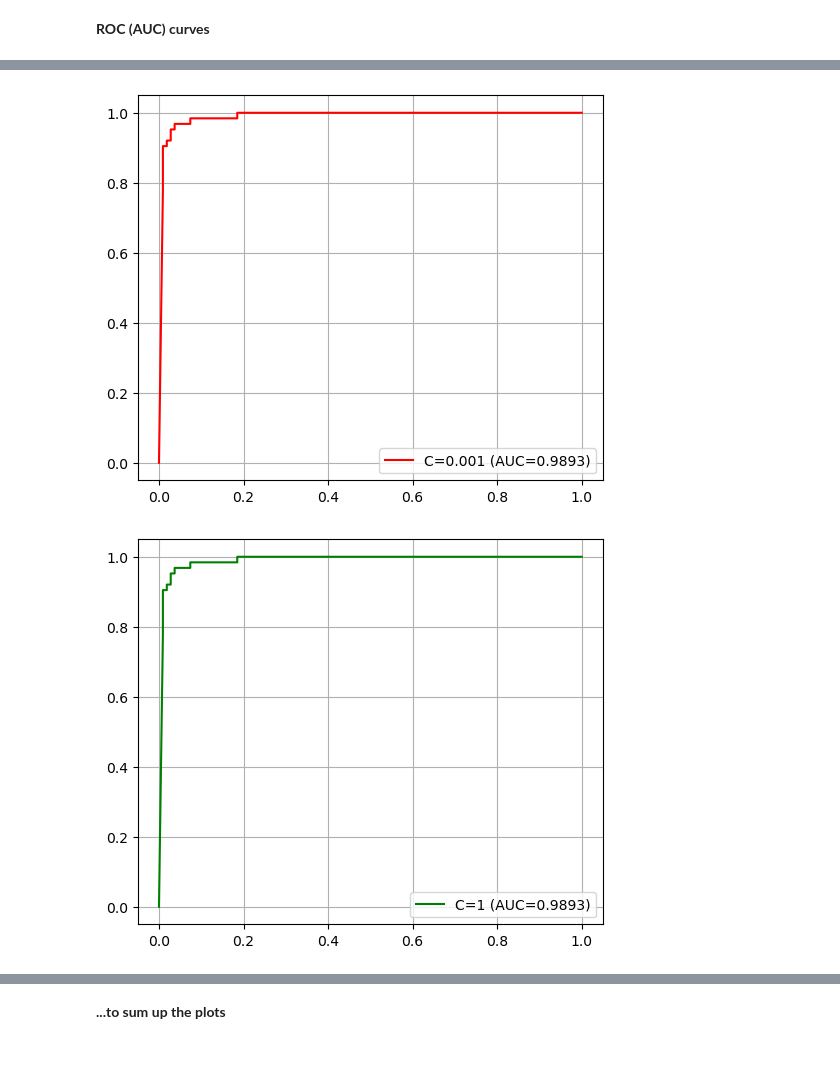
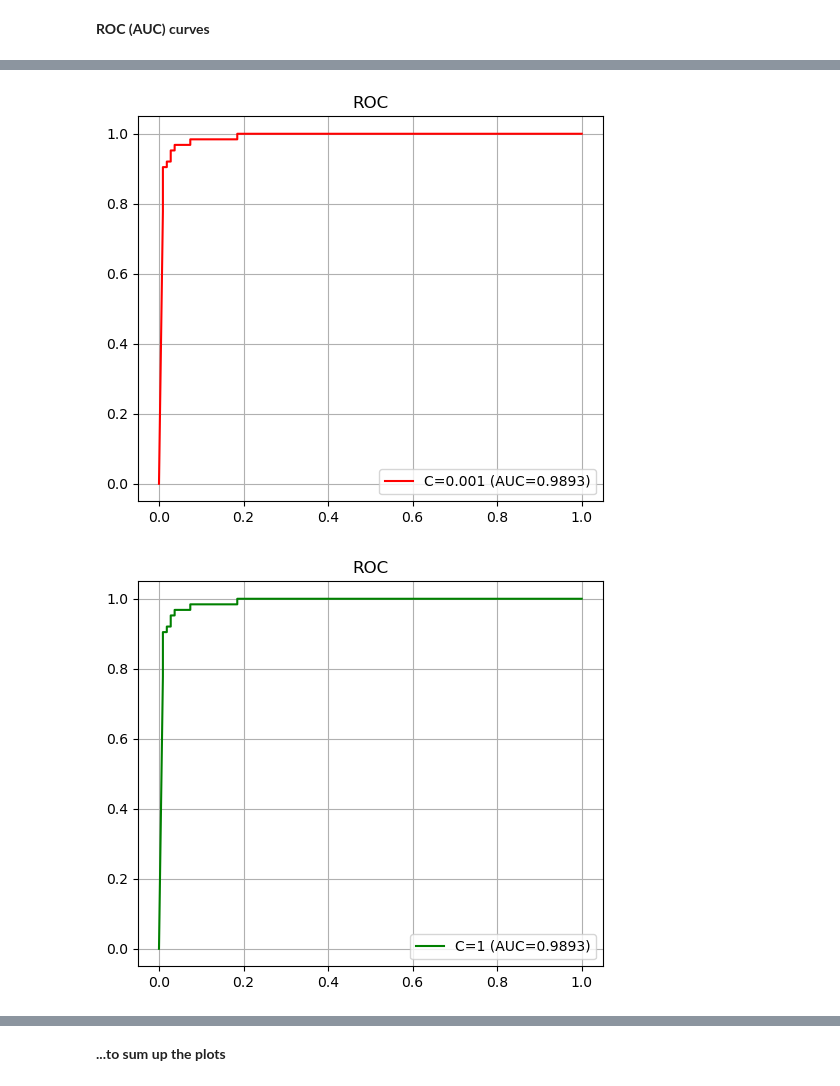
Before and after one commit to georgiarov/ML, a Jupyter notebook: project_code_triangle_of_sadness_2024.ipynb, the cells around one changed output, grey strips where cells are left out. Saved outputs shown, nothing was run; the diff lists cells and outputs as text; code cells hidden in the pictures; blank space fills up the shorter version.

```diff
--- a/project_code_triangle_of_sadness_2024.ipynb
+++ b/project_code_triangle_of_sadness_2024.ipynb
@@ -401,6 +427,7 @@ for c,penalty,solver in zip(colors,penalties,solvers):
     plt.figure(figsize=(6, 5))
     plt.plot(fpr_log1, tpr_log1, color=c, label=f'{penalty},{solver} (AUC={roc_auc_log1:.4f})')
     plt.legend()
+    plt.title('ROC')
     plt.grid()
     plt.show
 # %% [output]
@@ -410,14 +437,15 @@ for c,penalty,solver in zip(colors,penalties,solvers):
 # %%
 for c,c_val in zip(colors,c_values):
 
     y_probs_log2 = logreg_model2.predict_proba(Xn_test)[:, 1]
     fpr_log2, tpr_log2, _ = roc_curve(y_test, y_probs_log2)
     roc_auc_log2 = auc(fpr_log2, tpr_log2)
     plt.figure(figsize=(6, 5))
     plt.plot(fpr_log2, tpr_log2, color=c, label=f'C={c_val} (AUC={roc_auc_log2:.4f})')
     plt.legend()
+    plt.title('ROC')
     plt.grid()
     plt.show
 # %% [output]
-[figure, old version]
+[figure, new version]
-[figure, old version]
+[figure, new version]
```
Also changed, not shown: parts of 24 cells of this notebook.
